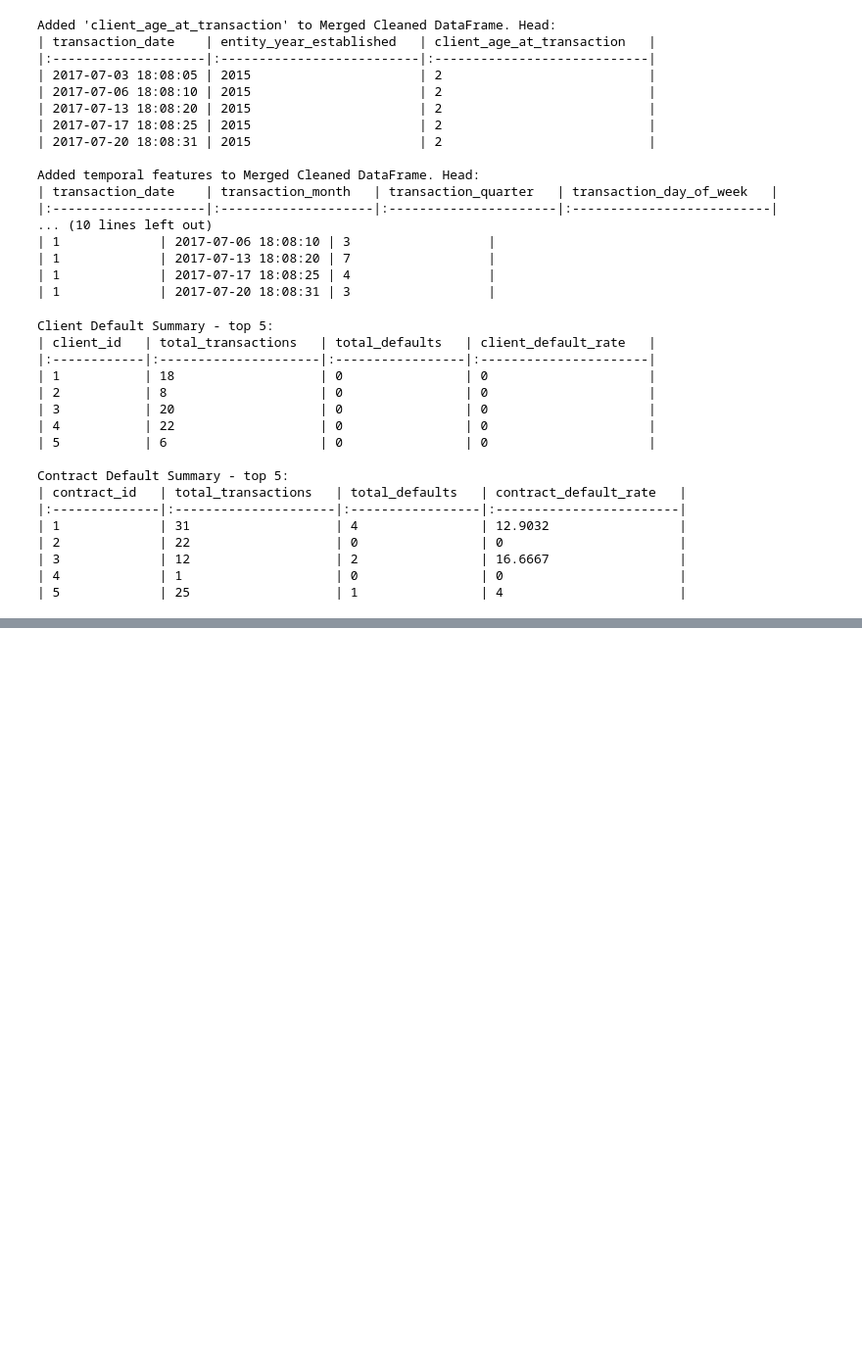
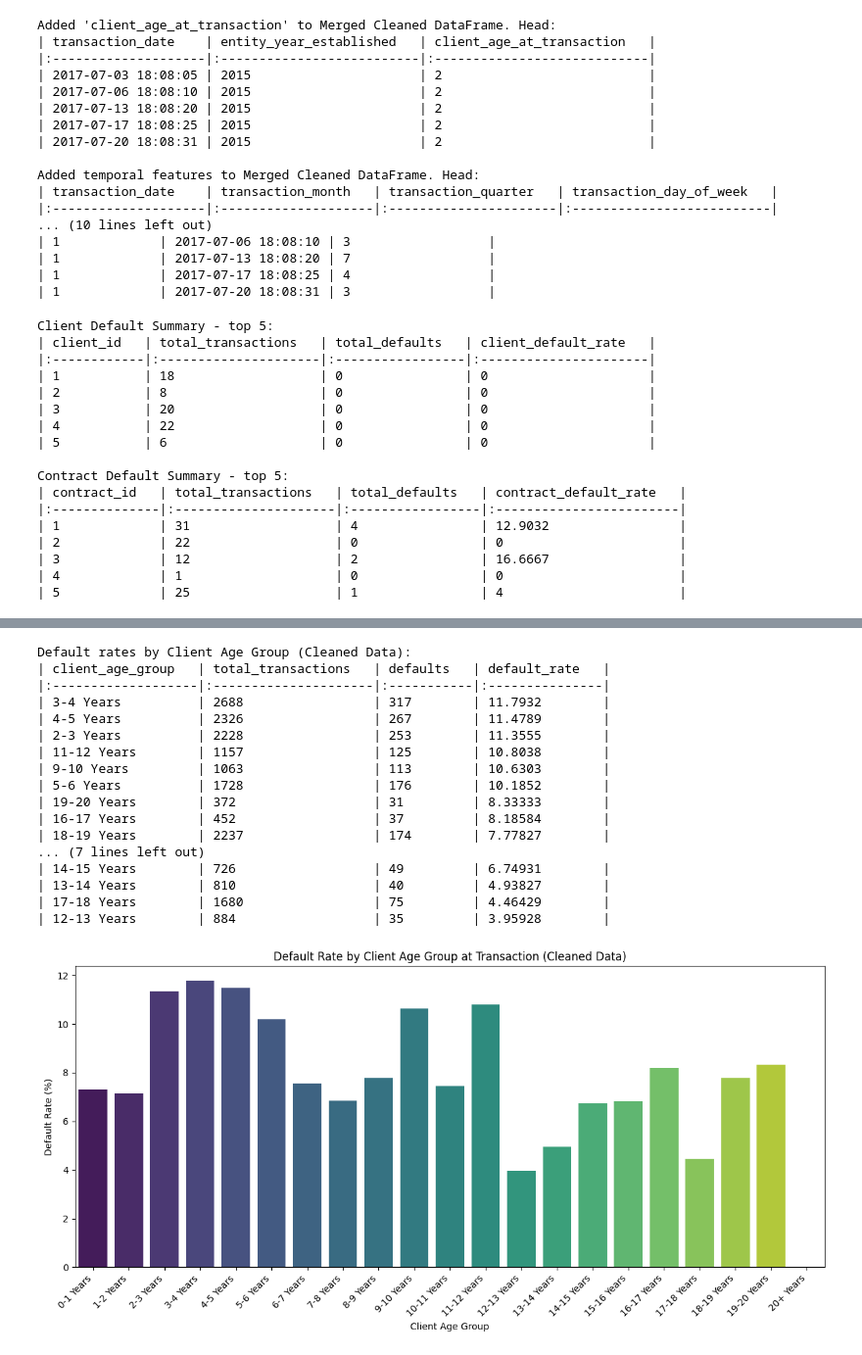
Before and after one commit to jack-braga/Jack-Braga-Case-Study, a Jupyter notebook: Analysis.ipynb, the cells around one changed output, grey strips where cells are left out. Shown: that part at 98% size. Saved outputs shown, nothing was run; the diff lists cells and outputs as text; code cells hidden in the pictures; blank space fills up the shorter version.

```diff
--- a/Analysis.ipynb
+++ b/Analysis.ipynb
@@ -388,0 +465,43 @@ Contract Default Summary - top 5:
+# %%
+max_year = 20
+age_bins = list(range(0, max_year)) + [max_year, float('inf')]
+age_labels = [f"{i}-{i+1} Years" for i in range(0, max_year)] + ["20+ Years"]
+
+age_group_defaults_cleaned = merged_cleaned_df.groupby('client_age_group', observed=True).agg(
+    total_transactions=('is_default', 'count'),
+    defaults=('is_default', 'sum')
+).reset_index()
+age_group_defaults_cleaned['default_rate'] = (age_group_defaults_cleaned['defaults'] / age_group_defaults_cleaned['total_transactions']) * 100
+age_group_defaults_cleaned = age_group_defaults_cleaned.sort_values(by='default_rate', ascending=False)
+
+print("\nDefault rates by Client Age Group (Cleaned Data):")
+print(age_group_defaults_cleaned.to_markdown(index=False, numalign="left", stralign="left"))
+
+plt.figure(figsize=(12, 6))
+sns.barplot(x='client_age_group', y='default_rate', data=age_group_defaults_cleaned, hue='client_age_group', palette='viridis', legend=False, dodge=False)
+plt.title('Default Rate by Client Age Group at Transaction (Cleaned Data)')
+plt.xlabel('Client Age Group')
+plt.ylabel('Default Rate (%)')
+plt.xticks(rotation=45, ha='right')
+plt.tight_layout()
+plt.savefig('default_rate_by_client_age_group_cleaned.png')
+plt.show()
+# %% [output]
+Default rates by Client Age Group (Cleaned Data):
+| client_age_group   | total_transactions   | defaults   | default_rate   |
+|:-------------------|:---------------------|:-----------|:---------------|
+| 3-4 Years          | 2688                 | 317        | 11.7932        |
+| 4-5 Years          | 2326                 | 267        | 11.4789        |
+| 2-3 Years          | 2228                 | 253        | 11.3555        |
+| 11-12 Years        | 1157                 | 125        | 10.8038        |
+| 9-10 Years         | 1063                 | 113        | 10.6303        |
+| 5-6 Years          | 1728                 | 176        | 10.1852        |
+| 19-20 Years        | 372                  | 31         | 8.33333        |
+| 16-17 Years        | 452                  | 37         | 8.18584        |
+| 18-19 Years        | 2237                 | 174        | 7.77827        |
+... (7 lines left out)
+| 14-15 Years        | 726                  | 49         | 6.74931        |
+| 13-14 Years        | 810                  | 40         | 4.93827        |
+| 17-18 Years        | 1680                 | 75         | 4.46429        |
+| 12-13 Years        | 884                  | 35         | 3.95928        |
+[figure, added]
```
Also changed, not shown: parts of 11 cells of this notebook.
